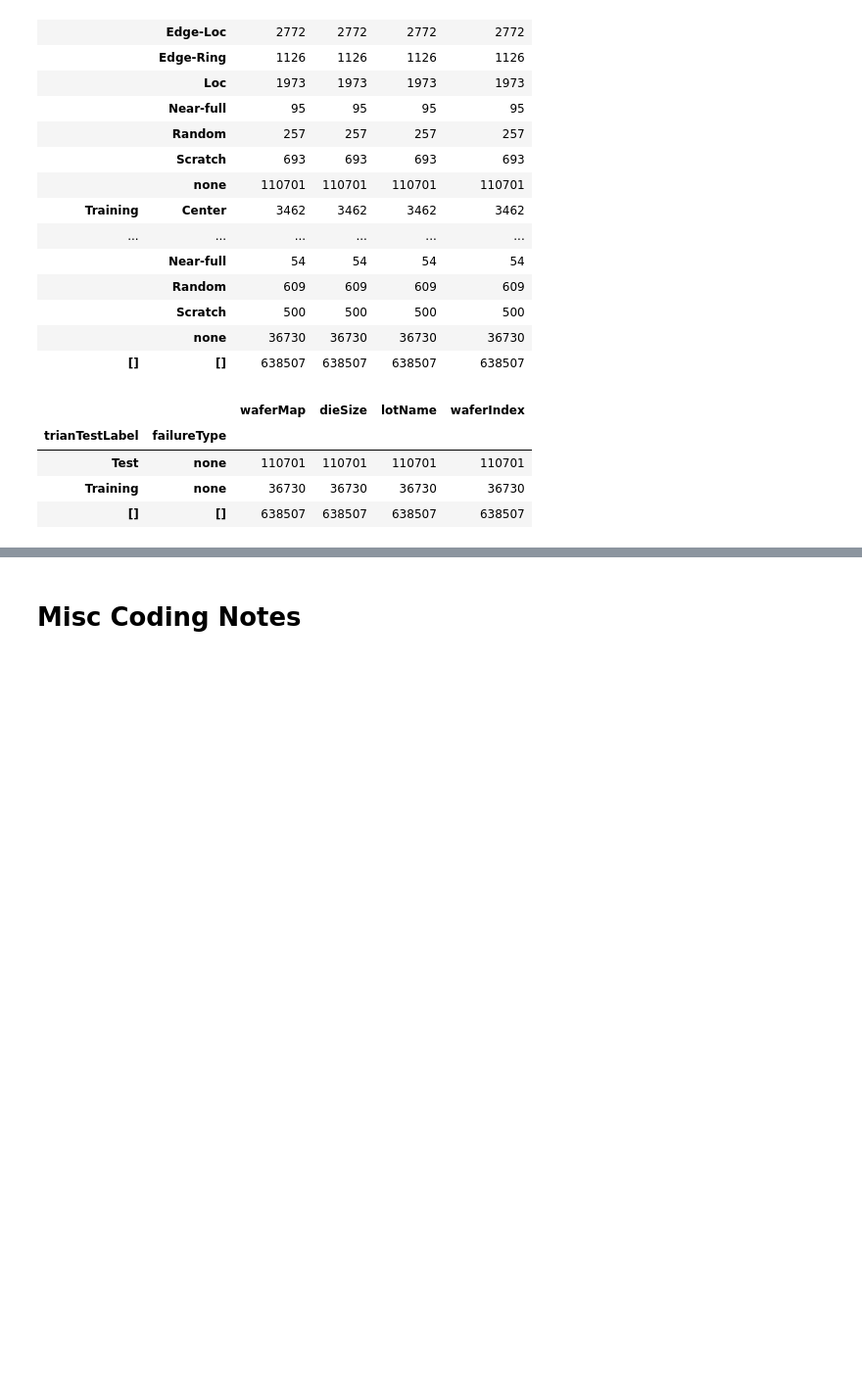
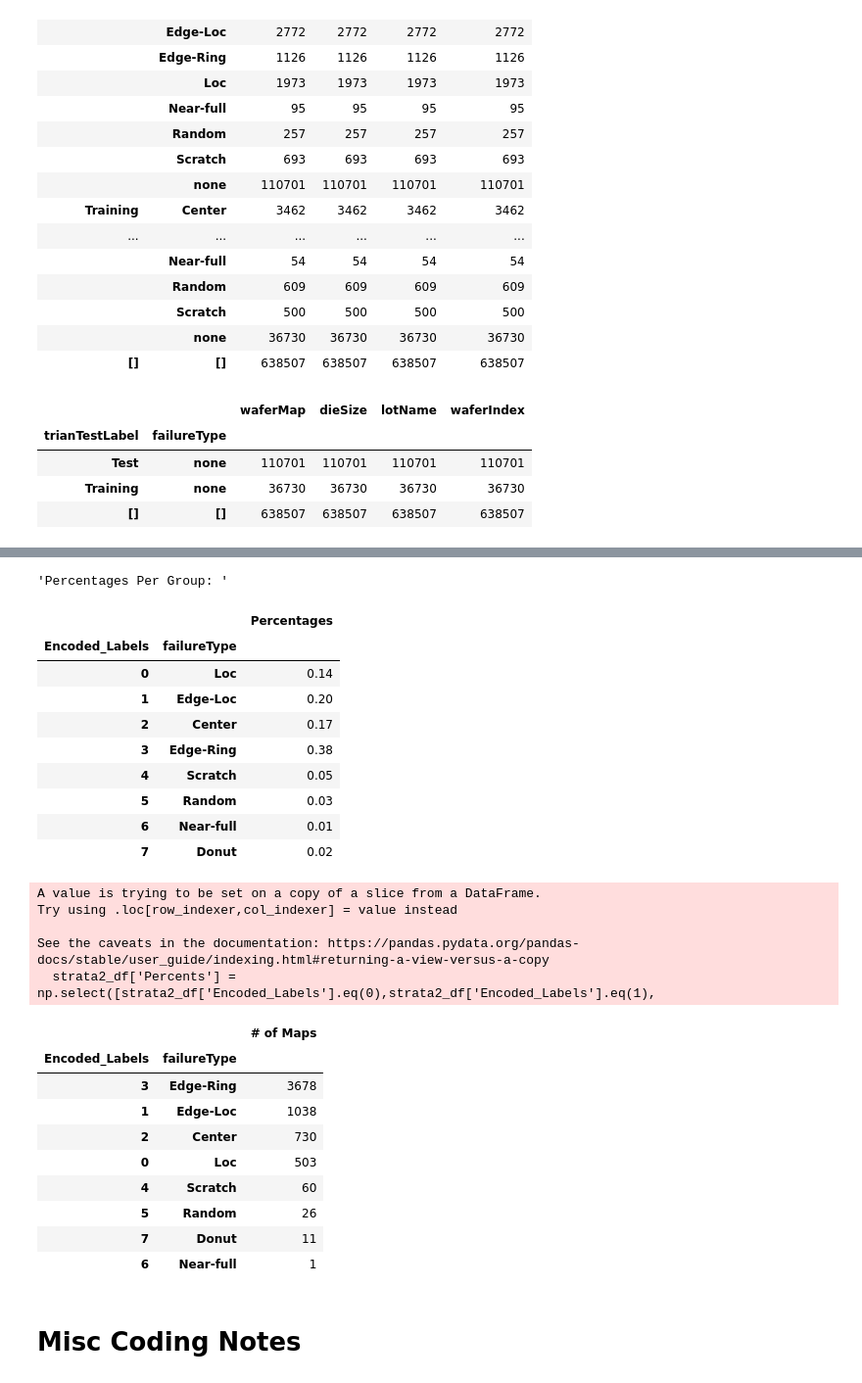
Before and after one commit to brian-calderon/Project_IV, a Jupyter notebook: ProjectIV_V1_0.ipynb, the cells around one changed output, grey strips where cells are left out. Shown: that part at 98% size. Drawn from its saved outputs; the diff is of its cells as text; code cells hidden in the pictures; blank space fills up the shorter version.

```diff
--- a/ProjectIV_V1_0.ipynb
+++ b/ProjectIV_V1_0.ipynb
@@ -315,3 +362,62 @@ strata1_df.head()
+# %%
+################################################################################
+#-------------------Split into Train, Validate, Test----------------------------
+#-----------------Proportionate Stratified Sampling--------------------------
+################################################################################
+# We choose un-equal number of wafer maps from each group,choosing the # of
+# samples in the same proportion as they appear in each group.
+strata2_df = clean_df
+# strata2_df.head()
+percents = strata2_df[['Encoded_Labels','failureType','dieSize']].groupby(['Encoded_Labels','failureType']).count()/25516
+percents['dieSize'] = percents['dieSize'].round(2)
+display("Percentages Per Group: ",percents.rename(columns = {'dieSize': 'Percentages'}))
+# np.select rows from a DF based on certain conditions, here we select first the
+# rows of the encoded labels (i.e. strata2_df['Encoded_Labels'].eq(0) selects all rows
+# with label '0') and then fills in the rows according to the condition (i.e.
+# percents.iloc[0,0] selects 0.14 and fills in all rows with label '0' with 0.14)
+# This is a way of creating a percents columns that can be used to filter rows
+# based on this column later on.
+strata2_df['Percents'] = np.select([strata2_df['Encoded_Labels'].eq(0),strata2_df['Encoded_Labels'].eq(1),
+                                    strata2_df['Encoded_Labels'].eq(2),strata2_df['Encoded_Labels'].eq(3),
+                                    strata2_df['Encoded_Labels'].eq(4),strata2_df['Encoded_Labels'].eq(5),
+                                    strata2_df['Encoded_Labels'].eq(6),strata2_df['Encoded_Labels'].eq(7)] ,
+                                     [percents.iloc[0,0],percents.iloc[1,0],percents.iloc[2,0],
+                                      percents.iloc[3,0],percents.iloc[4,0],percents.iloc[5,0],
+                                      percents.iloc[6,0],percents.iloc[7,0]])
+strata2_df[['Encoded_Labels','failureType','Percents']].groupby('Encoded_Labels').mean()
+# Selects rows from a DF based on certain conditions from the percents column,
+# here we first group by the encoded labels then sample each group based on the
+# percents defined in the percents column (i.e. x['Percents'].iloc[0])
+strata2_df = strata2_df.groupby('Encoded_Labels', group_keys = False).apply(lambda x: x.sample(frac = x['Percents'].iloc[0]))
+strata2_df.reset_index(inplace = True, drop = True)# reseting index inplace
+strata2_df[['Encoded_Labels','failureType','dieSize']].rename(columns = {'dieSize': '# of Maps'}).groupby(['Encoded_Labels','failureType']).count().sort_values(by = '# of Maps',ascending = False)
+# %% [output]
+'Percentages Per Group: '
+|  |  | Percentages |
+| Encoded_Labels | failureType |  |
+| 0 | Loc | 0.14 |
+| 1 | Edge-Loc | 0.20 |
+| 2 | Center | 0.17 |
+| 3 | Edge-Ring | 0.38 |
+| 4 | Scratch | 0.05 |
+| 5 | Random | 0.03 |
+| 6 | Near-full | 0.01 |
+| 7 | Donut | 0.02 |
+A value is trying to be set on a copy of a slice from a DataFrame.
+Try using .loc[row_indexer,col_indexer] = value instead
+
+See the caveats in the documentation: https://pandas.pydata.org/pandas-docs/stable/user_guide/indexing.html#returning-a-view-versus-a-copy
+  strata2_df['Percents'] = np.select([strata2_df['Encoded_Labels'].eq(0),strata2_df['Encoded_Labels'].eq(1),
+|  |  | # of Maps |
+| Encoded_Labels | failureType |  |
+| 3 | Edge-Ring | 3678 |
+| 1 | Edge-Loc | 1038 |
+| 2 | Center | 730 |
+| 0 | Loc | 503 |
+| 4 | Scratch | 60 |
+| 5 | Random | 26 |
+| 7 | Donut | 11 |
+| 6 | Near-full | 1 |
 # %% [markdown]
 # Misc Coding Notes
 # %% [markdown]
```
Also changed, not shown: parts of 7 cells of this notebook.
